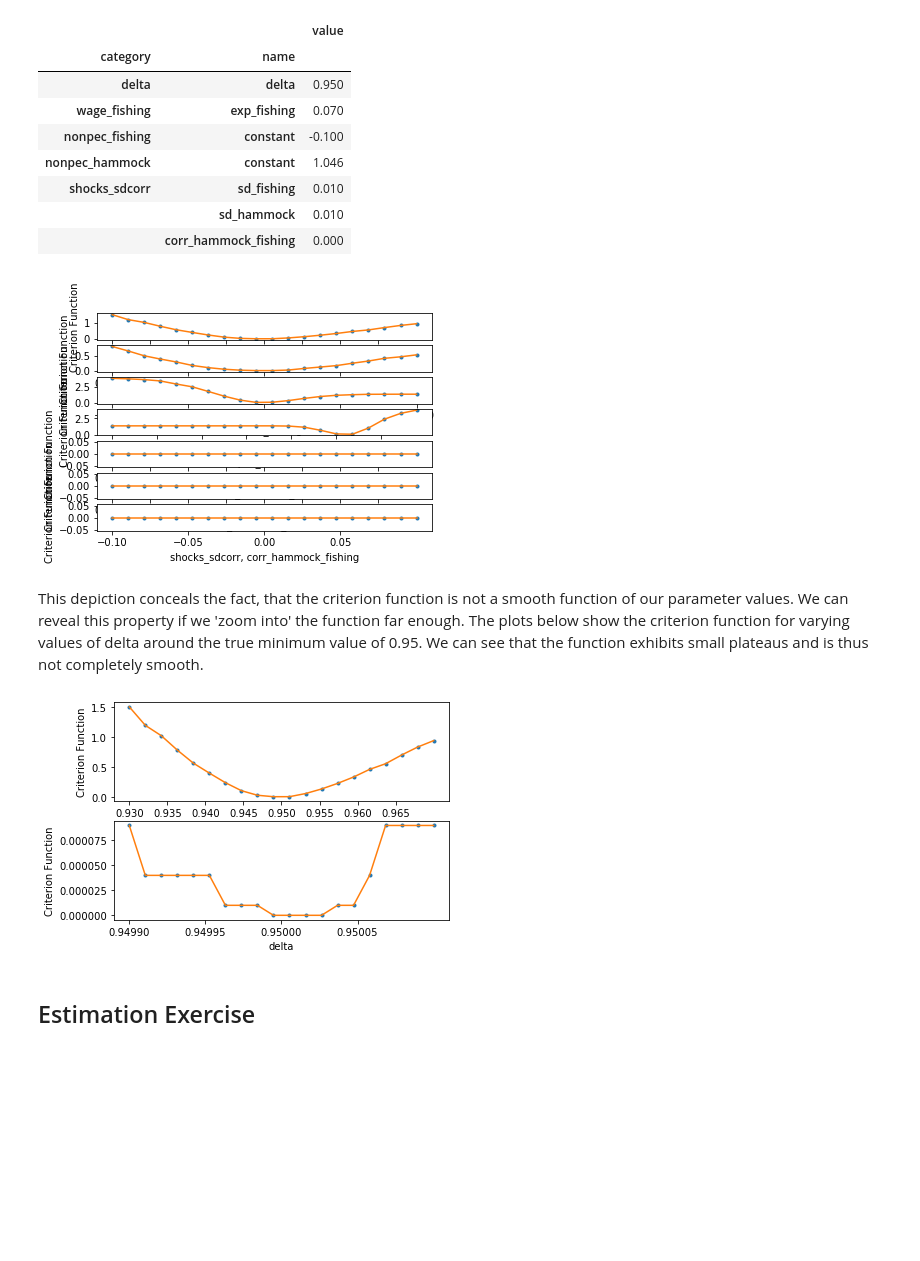
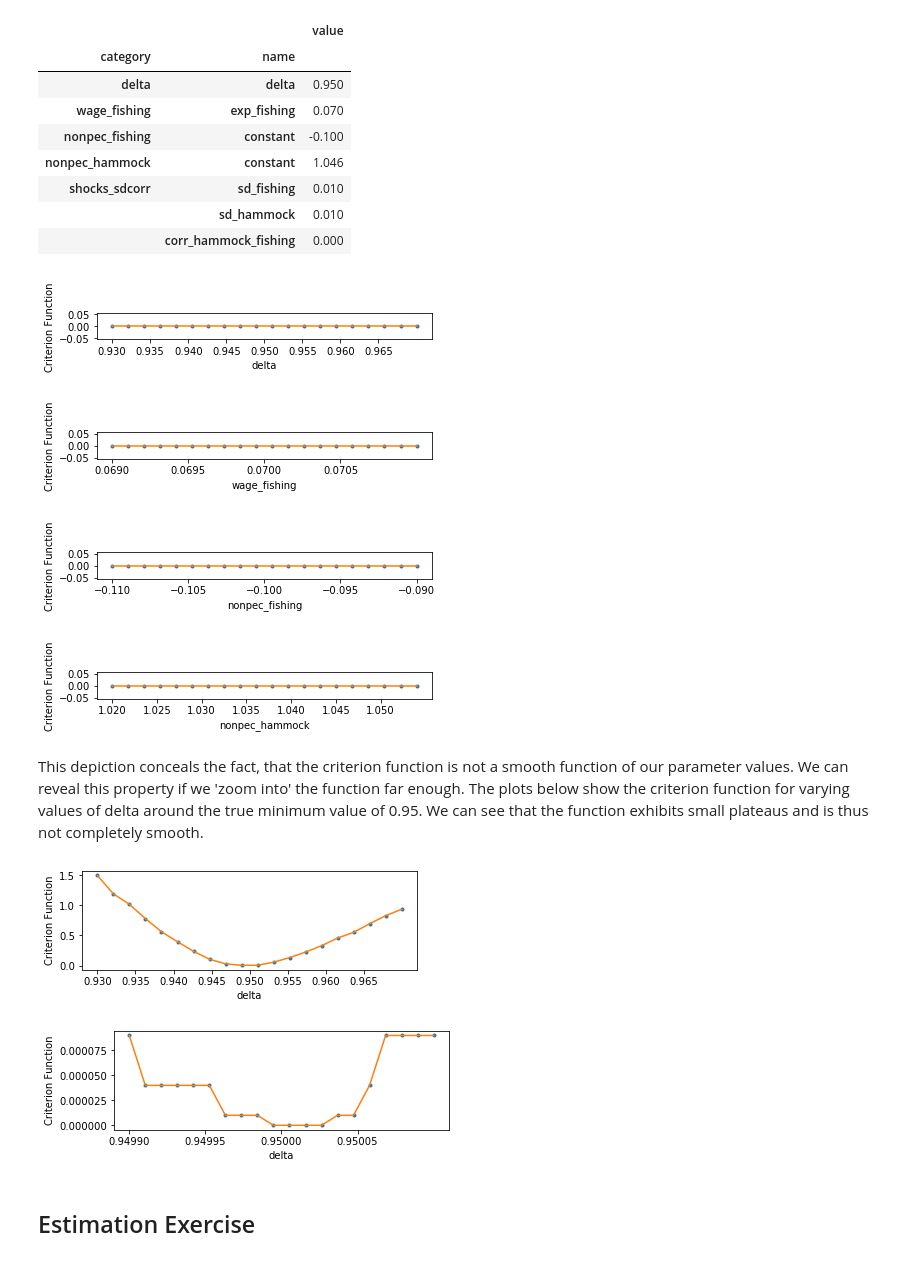
Before and after one commit to OpenSourceEconomics/ekw-lectures, a Jupyter notebook: lectures/99_simulated_method_of_moments/notebook.ipynb, the cells around one changed output. Drawn from its saved outputs; the diff is of its cells as text; code cells hidden in the pictures; blank space fills up the shorter version.

Commit message:
Adjusted code for plots.

```diff
--- a/lectures/99_simulated_method_of_moments/notebook.ipynb
+++ b/lectures/99_simulated_method_of_moments/notebook.ipynb
@@ -174,32 +172,22 @@ params_true
 | shocks_sdcorr | sd_fishing | 0.010 |
 |  | sd_hammock | 0.010 |
 |  | corr_hammock_fishing | 0.000 |
-# %%
-criterion_args = [options, identity_matrix, moments_obs, choice_options_robinson]
-plot_criterion_params(params_true,
-                       ['delta', 'wage_fishing', 'nonpec_fishing', 'nonpec_hammock',
-                        ('shocks_sdcorr, sd_fishing'), ('shocks_sdcorr, sd_hammock'),
-                        ('shocks_sdcorr, corr_hammock_fishing')],
-                       [0.93, 0.069, -0.11, 1.02, 0.008, 0.008, -0.1 ], # lower bound
-                       [0.97, 0.071, -0.09, 1.054, 0.012, 0.012, 0.1 ], # upper bound
-                       [0.005 ,0.0005, 0.005, 0.005, 0.0005, 0.0005, 0.05], # xticks steps
-                       20, # number of parameter values calculated (blue dots)
-                       criterion_args)
-# %% [output]
-[figure, removed]
+# %%
+criterion_args = [options, identity_matrix, moments_obs, choice_options_robinson]
+plot_criterion_params(params_true, criterion_args)
+# %% [output]
+[figure, added]
+[figure, added]
+[figure, added]
+[figure, added]
 # %% [markdown]
 This depiction conceals the fact, that the criterion function is not a smooth function of our parameter values. We can reveal this property if we 'zoom into' the function far enough. The plots below show the criterion function for varying values of delta around the true minimum value of 0.95. We can see that the function exhibits small plateaus and is thus not completely smooth.
-# %%
-criterion_args = [options, identity_matrix, moments_obs, choice_options_robinson]
-plot_criterion_detail(params_true,
-                       'delta',
-                       [0.93, 0.9499], # lower bound
-                       [0.97, 0.9501], # upper bound
-                       [0.005, 0.00005], # xticks steps
-                       20, # number of parameter values calculated (blue dots)
-                       criterion_args)
-# %% [output]
-[figure, removed]
+# %%
+criterion_args = [options, identity_matrix, moments_obs, choice_options_robinson]
+plot_criterion_detail(params_true, criterion_args)
+# %% [output]
+[figure, added]
+[figure, added]
 # %% [markdown]
 ##  Estimation Exercise
 # %% [markdown]
```
Also changed, not shown: parts of 1 cell of this notebook, 1 other file.
